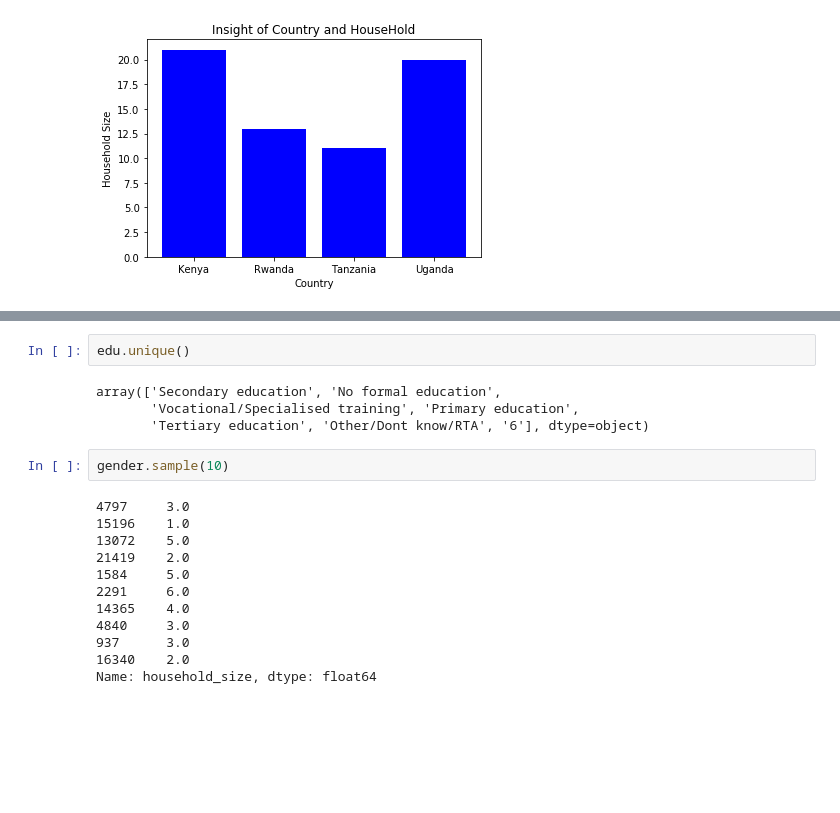
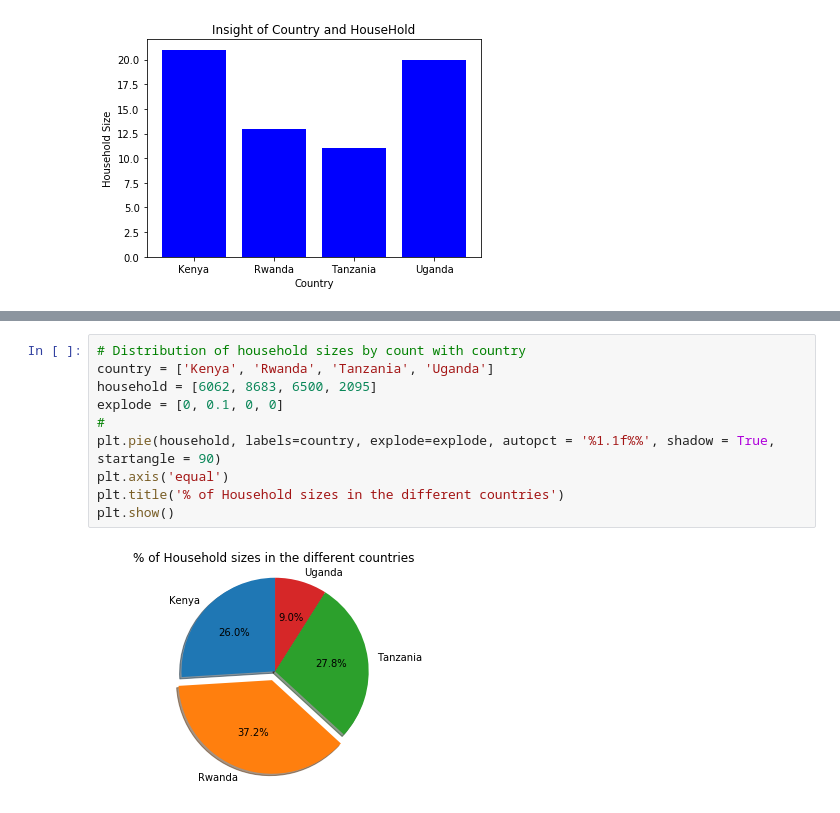
Before and after one commit to codybaraks/Financial-Inclusion, a Jupyter notebook: Financial_Inclusion.ipynb, the cells around one changed output, grey strips where cells are left out. Cells and saved outputs as stored; diff of their text form; blank space fills up the shorter version.

```diff
--- a/Financial_Inclusion.ipynb
+++ b/Financial_Inclusion.ipynb
@@ -285,20 +325,12 @@ plt.show()
-# %%
-edu.unique()
-# %% [output]
-array(['Secondary education', 'No formal education',
-       'Vocational/Specialised training', 'Primary education',
-       'Tertiary education', 'Other/Dont know/RTA', '6'], dtype=object)
-# %%
-gender.sample(10)
-# %% [output]
-4797     3.0
-15196    1.0
-13072    5.0
-21419    2.0
-1584     5.0
-2291     6.0
-14365    4.0
-4840     3.0
-937      3.0
-16340    2.0
-Name: household_size, dtype: float64
+# %%
+# Distribution of household sizes by count with country
+country = ['Kenya', 'Rwanda', 'Tanzania', 'Uganda']
+household = [6062, 8683, 6500, 2095]
+explode = [0, 0.1, 0, 0]
+#
+plt.pie(household, labels=country, explode=explode, autopct = '%1.1f%%', shadow = True, startangle = 90)
+plt.axis('equal')
+plt.title('% of Household sizes in the different countries')
+plt.show()
+# %% [output]
+[figure, added]
```
Also changed, not shown: parts of 25 cells of this notebook.
